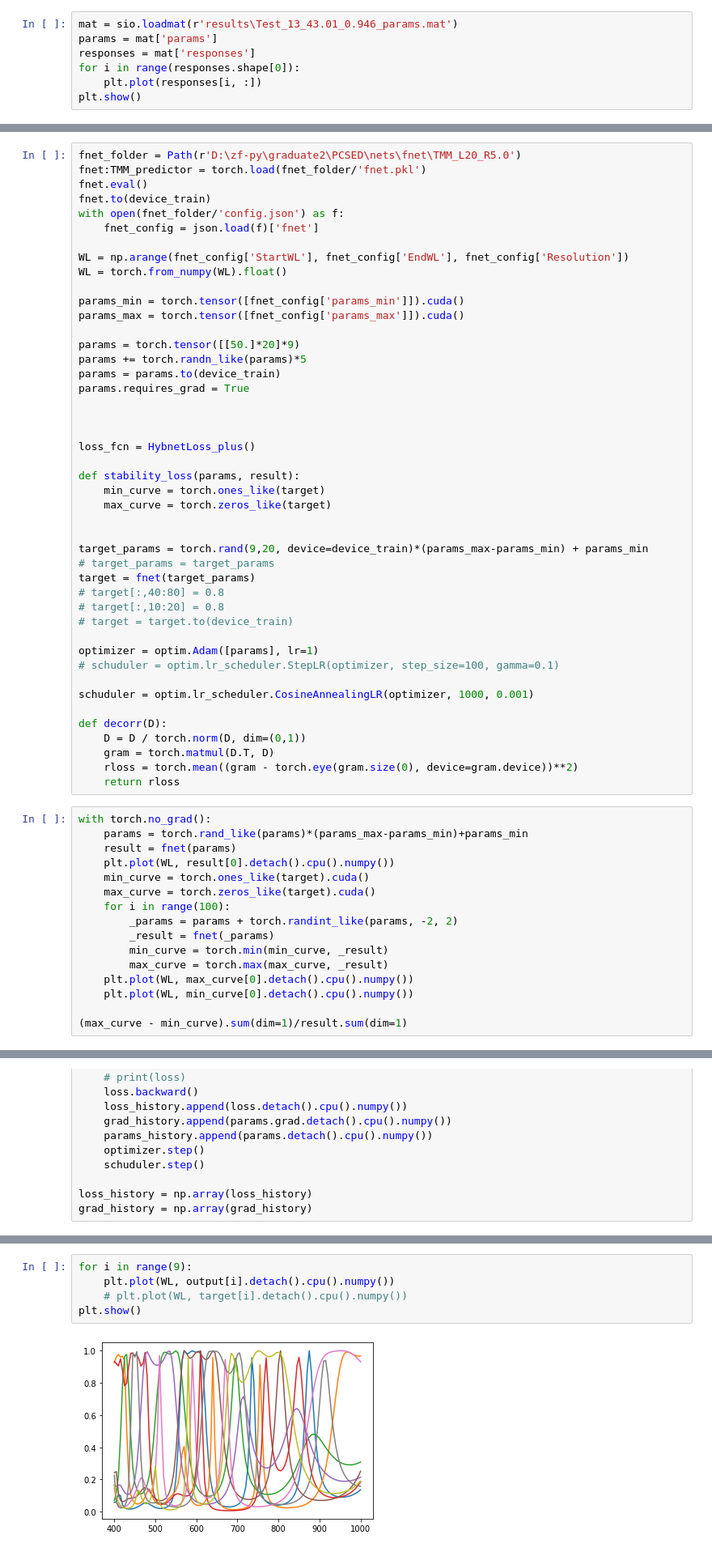
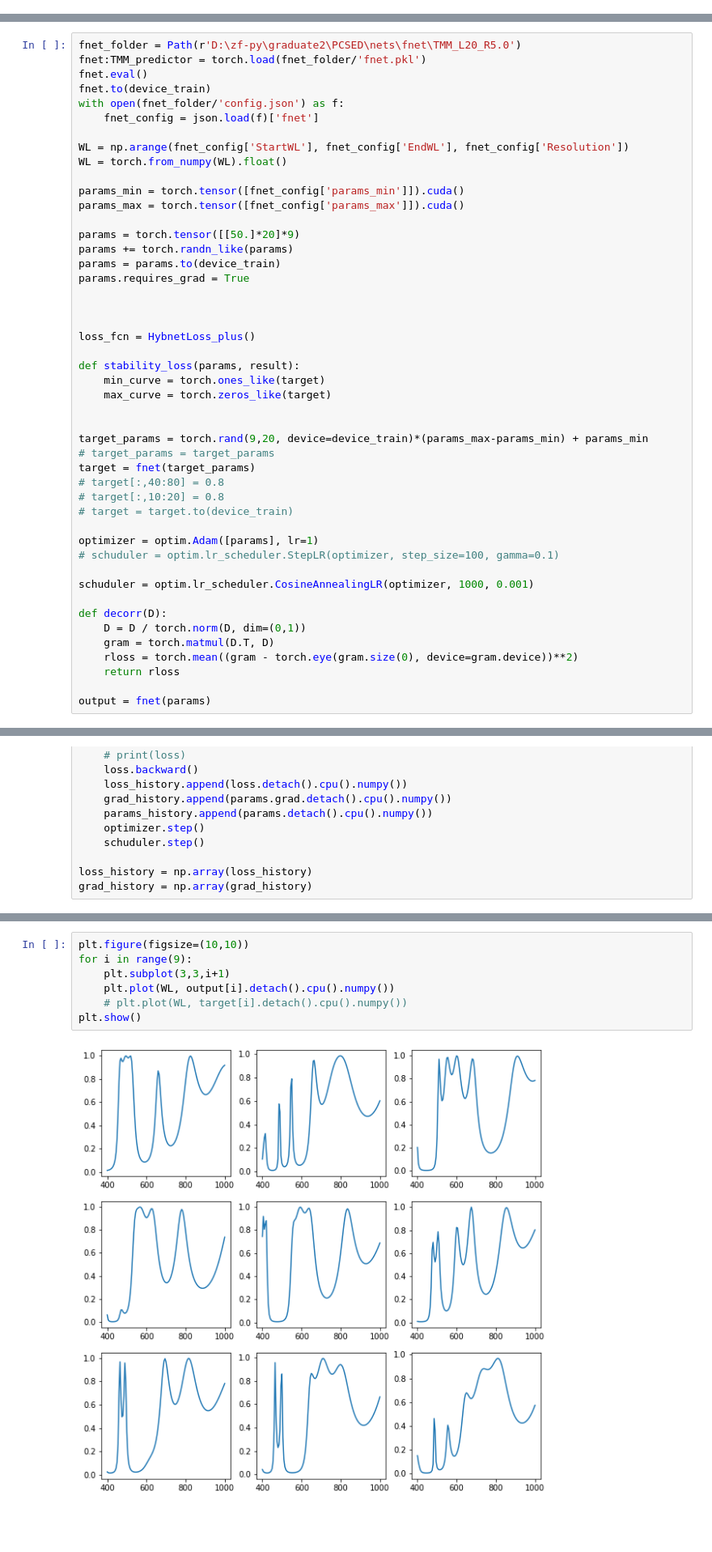
Before and after one commit to 050644zf/PCSED, a Jupyter notebook: tmm_torch.ipynb, the cells around one changed output, grey strips where cells are left out. Shown at 81% size. Saved outputs shown, nothing was run; the diff lists cells and outputs as text; blank space fills up the shorter version.

```diff
--- a/tmm_torch.ipynb
+++ b/tmm_torch.ipynb
@@ -19,7 +43,0 @@ runs = []
-# %%
-mat = sio.loadmat(r'results\Test_13_43.01_0.946_params.mat')
-params = mat['params']
-responses = mat['responses']
-for i in range(responses.shape[0]):
-    plt.plot(responses[i, :])
-plt.show()
@@ -45,7 +56,7 @@ params_min = torch.tensor([fnet_config['params_min']]).cuda()
 params_max = torch.tensor([fnet_config['params_max']]).cuda()
 
 params = torch.tensor([[50.]*20]*9)
-params += torch.randn_like(params)*5
+params += torch.randn_like(params)
 params = params.to(device_train)
 params.requires_grad = True
 
@@ -75,19 +86,5 @@ def decorr(D):
     gram = torch.matmul(D.T, D)
     rloss = torch.mean((gram - torch.eye(gram.size(0), device=gram.device))**2)
     return rloss
+
+output = fnet(params)
-# %%
-with torch.no_grad():
-    params = torch.rand_like(params)*(params_max-params_min)+params_min
-    result = fnet(params)
-    plt.plot(WL, result[0].detach().cpu().numpy())
-    min_curve = torch.ones_like(target).cuda()
-    max_curve = torch.zeros_like(target).cuda()
-    for i in range(100):
-        _params = params + torch.randint_like(params, -2, 2)
-        _result = fnet(_params)
-        min_curve = torch.min(min_curve, _result)
-        max_curve = torch.max(max_curve, _result)
-    plt.plot(WL, max_curve[0].detach().cpu().numpy())
-    plt.plot(WL, min_curve[0].detach().cpu().numpy())
-
-(max_curve - min_curve).sum(dim=1)/result.sum(dim=1)
@@ -131,10 +174,12 @@ plt.show()
 # %%
+plt.figure(figsize=(10,10))
 for i in range(9):
+    plt.subplot(3,3,i+1)
     plt.plot(WL, output[i].detach().cpu().numpy())
     # plt.plot(WL, target[i].detach().cpu().numpy())
 plt.show()
 # %% [output]
-[figure, old version]
+[figure, new version]
 # %%
 runs.append(output.detach().cpu().numpy()[0])
 for i in range(A.shape[0]):
```
Also changed, not shown: parts of 9 cells of this notebook, 11 other files.
